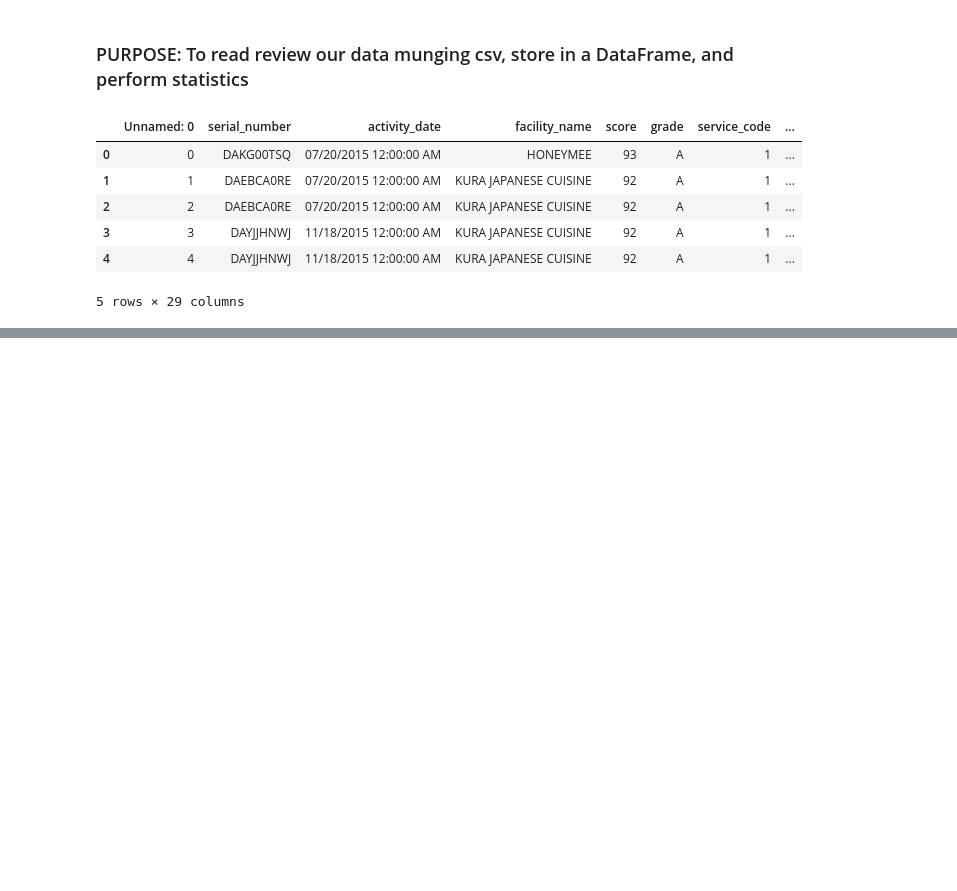
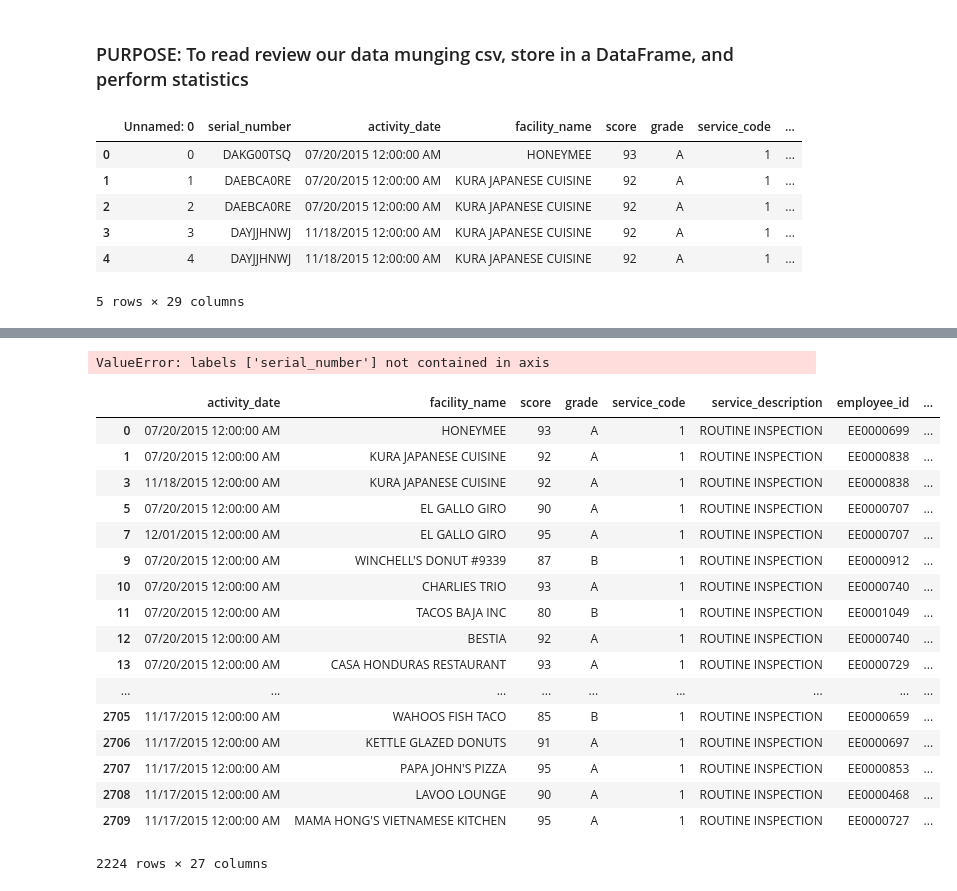
Before and after one commit to bagussoeprapto/yelp-i-got-food-poisoning, a Jupyter notebook: stat_exploration/StatPlay.ipynb, the cells around one changed output, grey strips where cells are left out. Drawn from its saved outputs; the diff is of its cells as text; code cells hidden in the pictures; blank space fills up the shorter version.

```diff
--- a/stat_exploration/StatPlay.ipynb
+++ b/stat_exploration/StatPlay.ipynb
@@ -48,0 +62,26 @@ Length: 2710, dtype: bool
+# %%
+restaurants_scrub = restaurants_scrub.drop('serial_number', axis=1)
+#restaurants_scrub.drop_duplicates()
+# %% [output]
+ValueError: labels ['serial_number'] not contained in axis
+# %%
+restaurants_scrub.drop_duplicates()
+# %% [output]
+|  | activity_date | facility_name | score | grade | service_code | service_description | employee_id | ... |
+| 0 | 07/20/2015 12:00:00 AM | HONEYMEE | 93 | A | 1 | ROUTINE INSPECTION | EE0000699 | ... |
+| 1 | 07/20/2015 12:00:00 AM | KURA JAPANESE CUISINE | 92 | A | 1 | ROUTINE INSPECTION | EE0000838 | ... |
+| 3 | 11/18/2015 12:00:00 AM | KURA JAPANESE CUISINE | 92 | A | 1 | ROUTINE INSPECTION | EE0000838 | ... |
+| 5 | 07/20/2015 12:00:00 AM | EL GALLO GIRO | 90 | A | 1 | ROUTINE INSPECTION | EE0000707 | ... |
+| 7 | 12/01/2015 12:00:00 AM | EL GALLO GIRO | 95 | A | 1 | ROUTINE INSPECTION | EE0000707 | ... |
+| 9 | 07/20/2015 12:00:00 AM | WINCHELL'S DONUT #9339 | 87 | B | 1 | ROUTINE INSPECTION | EE0000912 | ... |
+| 10 | 07/20/2015 12:00:00 AM | CHARLIES TRIO | 93 | A | 1 | ROUTINE INSPECTION | EE0000740 | ... |
+| 11 | 07/20/2015 12:00:00 AM | TACOS BAJA INC | 80 | B | 1 | ROUTINE INSPECTION | EE0001049 | ... |
+| 12 | 07/20/2015 12:00:00 AM | BESTIA | 92 | A | 1 | ROUTINE INSPECTION | EE0000740 | ... |
+| 13 | 07/20/2015 12:00:00 AM | CASA HONDURAS RESTAURANT | 93 | A | 1 | ROUTINE INSPECTION | EE0000729 | ... |
+| ... | ... | ... | ... | ... | ... | ... | ... | ... |
+| 2705 | 11/17/2015 12:00:00 AM | WAHOOS FISH TACO | 85 | B | 1 | ROUTINE INSPECTION | EE0000659 | ... |
+| 2706 | 11/17/2015 12:00:00 AM | KETTLE GLAZED DONUTS | 91 | A | 1 | ROUTINE INSPECTION | EE0000697 | ... |
+| 2707 | 11/17/2015 12:00:00 AM | PAPA JOHN'S PIZZA | 95 | A | 1 | ROUTINE INSPECTION | EE0000853 | ... |
+| 2708 | 11/17/2015 12:00:00 AM | LAVOO LOUNGE | 90 | A | 1 | ROUTINE INSPECTION | EE0000468 | ... |
+| 2709 | 11/17/2015 12:00:00 AM | MAMA HONG'S VIETNAMESE KITCHEN | 95 | A | 1 | ROUTINE INSPECTION | EE0000727 | ... |
+2224 rows × 27 columns
```
Also changed, not shown: parts of 9 cells of this notebook.
